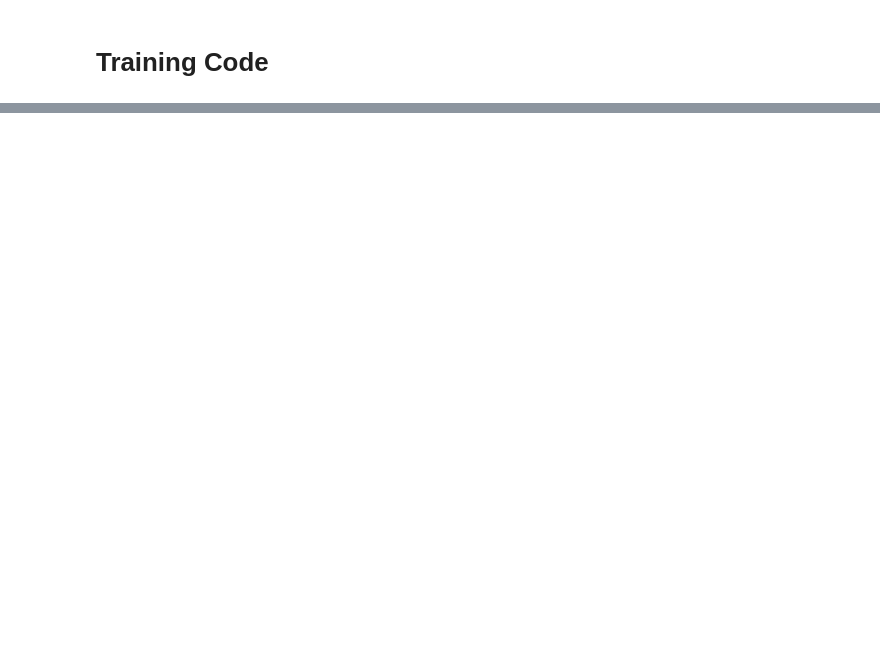
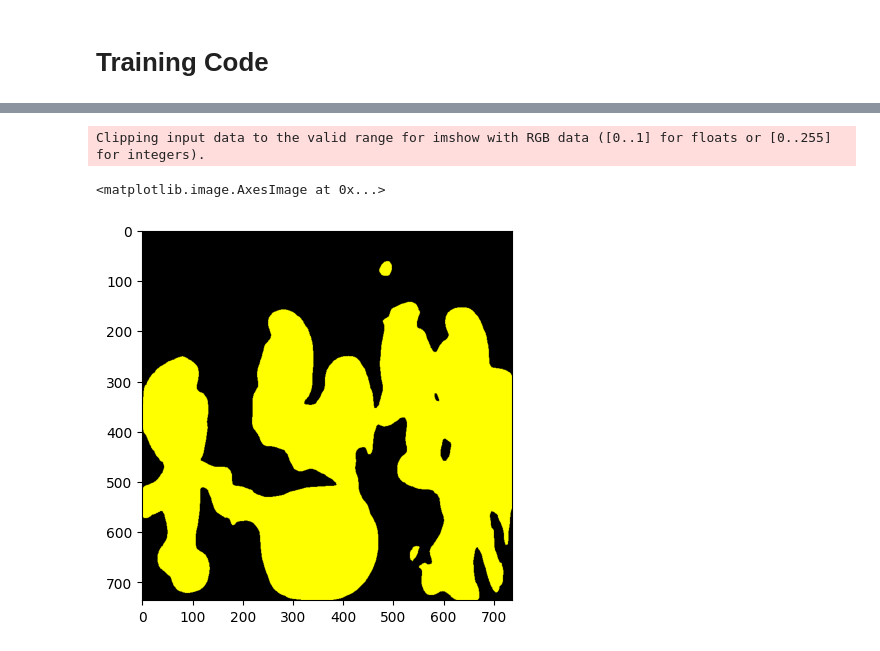
Before and after one commit to jordigc2/smurfs_segmentation_classification, a Jupyter notebook: src/Reading-smurfs-coco.ipynb, the cells around one changed output, grey strips where cells are left out. Saved outputs shown, nothing was run; the diff lists cells and outputs as text; code cells hidden in the pictures; blank space fills up the shorter version.

```diff
--- a/src/Reading-smurfs-coco.ipynb
+++ b/src/Reading-smurfs-coco.ipynb
@@ -58,2 +99,13 @@ Enter Annotation Id:
 # %% [markdown]
 # Training Code
+# %%
+# Creating the DataLoader
+dataloader = DataLoader(train_dataset, batch_size=2, shuffle=True, num_workers=2)
+
+#Instanciating the model with the Loss function and Optimizer
+num_classes = 4
+model = smp.Unet(encoder_name="resnet18", encoder_weights="imagenet",
+                 in_channels=3, classes=num_classes)
+preprocess_input = get_preprocessing_fn('resnet18', pretrained='imagenet')
+criterion = nn.CrossEntropyLoss()
+optimizer = optim.AdamW(model.parameters(), lr=0.001)
@@ -59,0 +118,25 @@ Enter Annotation Id:
+# %%
+# Training loop
+num_epochs = 10
+freeze_encoder(model)
+for epoch in range(num_epochs):
+    for batch in dataloader:
+        inputs = batch['image']
+        target_masks = batch['target']
+
+        optimizer.zero_grad()
+        outputs = model(inputs)
+
+        # Ensure the network output has the same number of channels as classes
+        # Apply softmax activation along the channel dimension
+        predictions = nn.functional.softmax(outputs, dim=1)
+        # predictions = (predictions > 0.6).float().requires_grad_()
+
+        # Flatten predictions and target masks
+        predictions = predictions.view(-1, num_classes)
+        target_masks = target_masks.view(-1, num_classes)
+
+        loss = criterion(predictions, target_masks)
+        loss.backward()
+        optimizer.step()
+    print(f"Epoch {epoch + 1}/{num_epochs}, Loss: {loss.item()}")
@@ -59,0 +152,10 @@ Enter Annotation Id:
+# %%
+bin_pred = (predictions > 0.6).float()
+rgb_mask = train_dataset.generate_multi_class_mask(torch.reshape(bin_pred,(4,736,736)).detach().numpy())
+
+plt.figure()
+plt.imshow(rgb_mask)
+# %% [output]
+Clipping input data to the valid range for imshow with RGB data ([0..1] for floats or [0..255] for integers).
+<matplotlib.image.AxesImage at 0x...>
+[figure, added]
```
Also changed, not shown: parts of 15 cells of this notebook, 3 other files.
